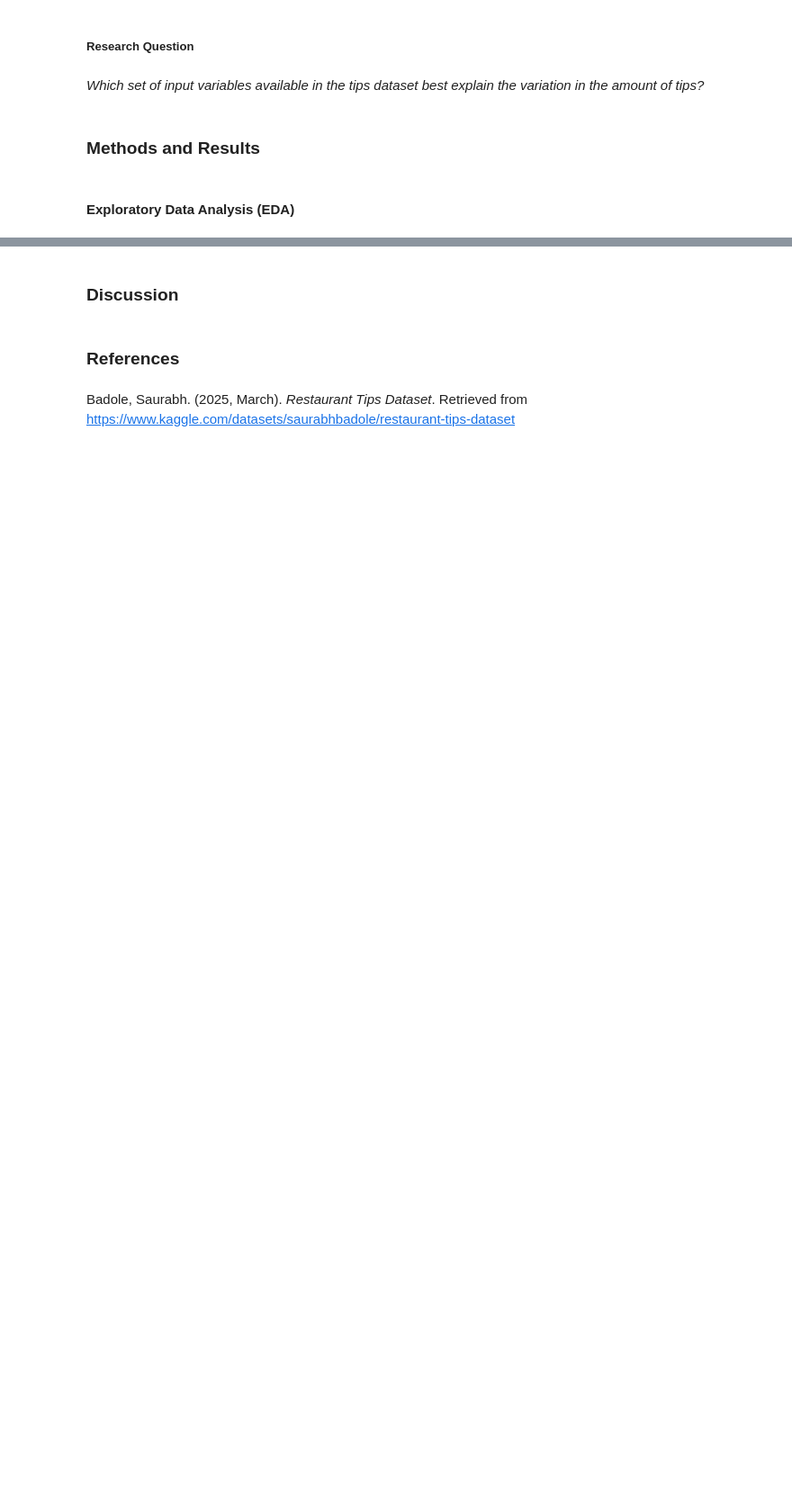
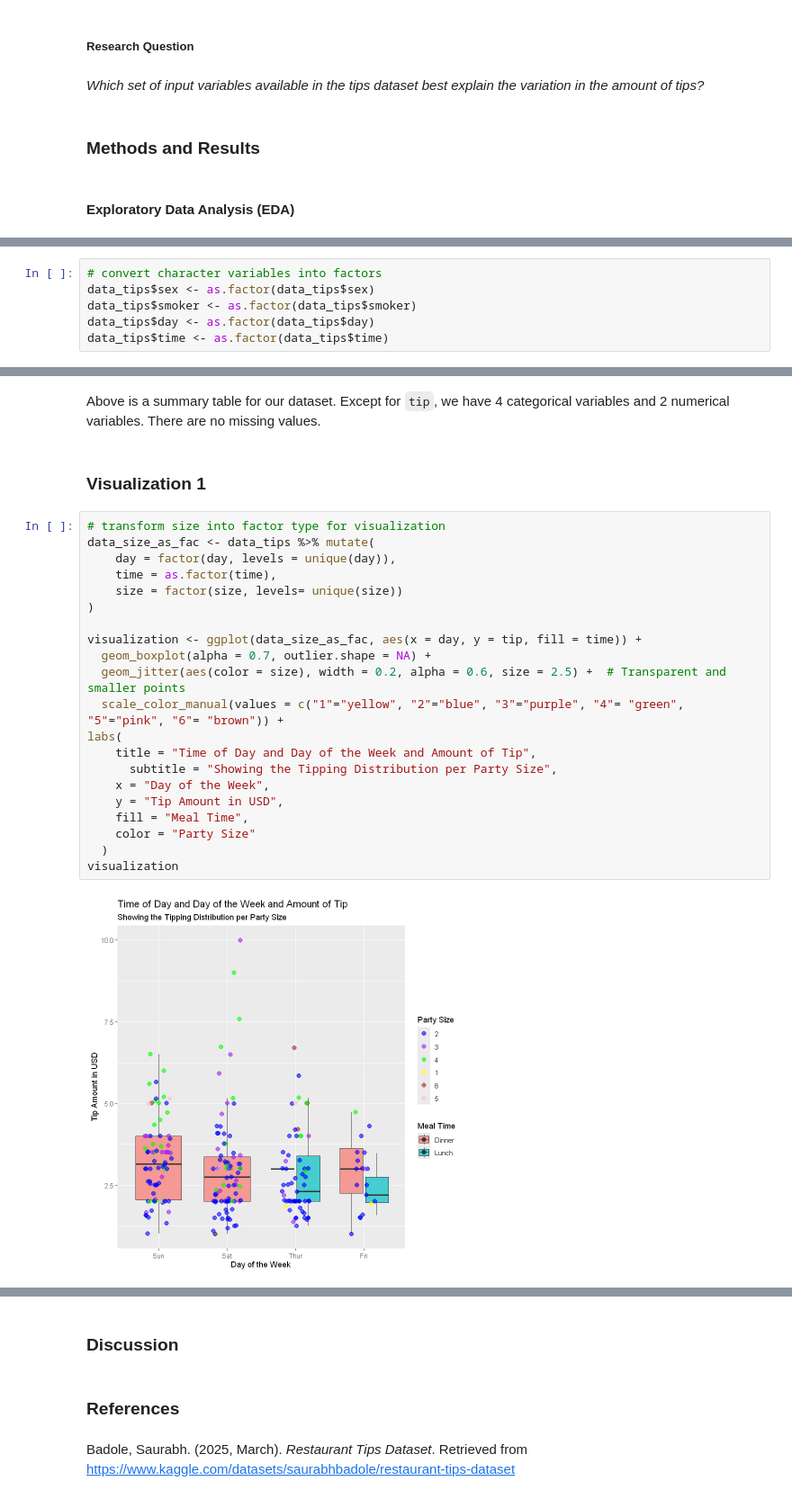
Before and after one commit to JustinTrenchcoat/STAT_301_Personal_Project, a Jupyter notebook: group_report.ipynb, the cells around one changed output, grey strips where cells are left out. Shown at 90% size. Cells and saved outputs as stored; diff of their text form; blank space fills up the shorter version.

```diff
--- a/group_report.ipynb
+++ b/group_report.ipynb
@@ -46,0 +68,6 @@ A data.frame: 6 × 7
+# %%
+# convert character variables into factors
+data_tips$sex <- as.factor(data_tips$sex)
+data_tips$smoker <- as.factor(data_tips$smoker)
+data_tips$day <- as.factor(data_tips$day)
+data_tips$time <- as.factor(data_tips$time)
@@ -46,0 +95,27 @@ A data.frame: 6 × 7
+# %% [markdown]
+Above is a summary table for our dataset. Except for `tip`, we have 4 categorical variables and 2 numerical variables. There are no missing values.
+# %% [markdown]
+### Visualization 1
+# %%
+# transform size into factor type for visualization
+data_size_as_fac <- data_tips %>% mutate(
+    day = factor(day, levels = unique(day)),
+    time = as.factor(time),
+    size = factor(size, levels= unique(size))
+)
+
+visualization <- ggplot(data_size_as_fac, aes(x = day, y = tip, fill = time)) +
+  geom_boxplot(alpha = 0.7, outlier.shape = NA) +
+  geom_jitter(aes(color = size), width = 0.2, alpha = 0.6, size = 2.5) +  # Transparent and smaller points
+  scale_color_manual(values = c("1"="yellow", "2"="blue", "3"="purple", "4"= "green", "5"="pink", "6"= "brown")) +
+labs(
+    title = "Time of Day and Day of the Week and Amount of Tip",
+      subtitle = "Showing the Tipping Distribution per Party Size",
+    x = "Day of the Week",
+    y = "Tip Amount in USD",
+    fill = "Meal Time",
+    color = "Party Size"
+  )
+visualization
+# %% [output]
+[figure, added]
```
Also changed, not shown: parts of 9 cells of this notebook.
